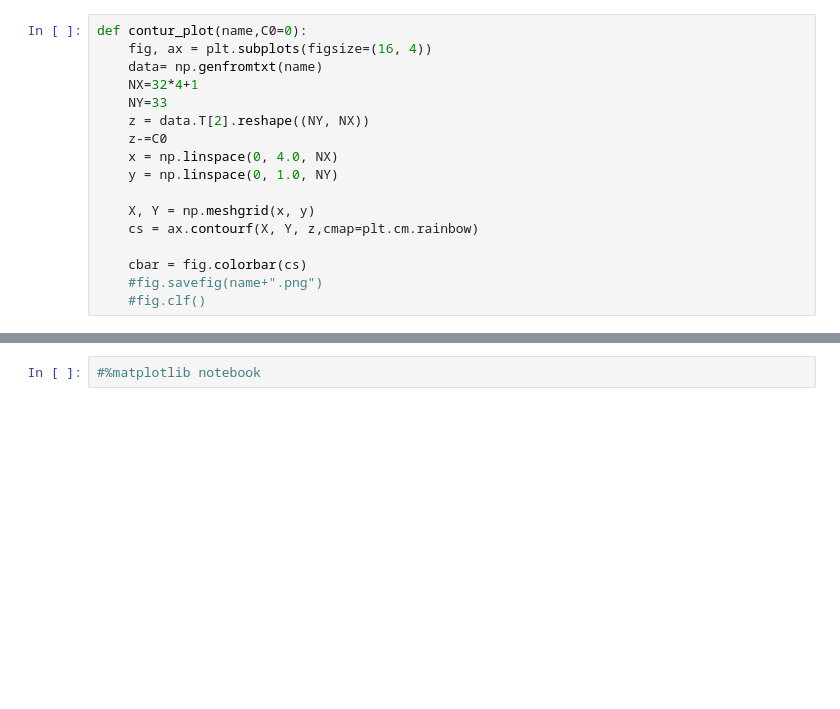
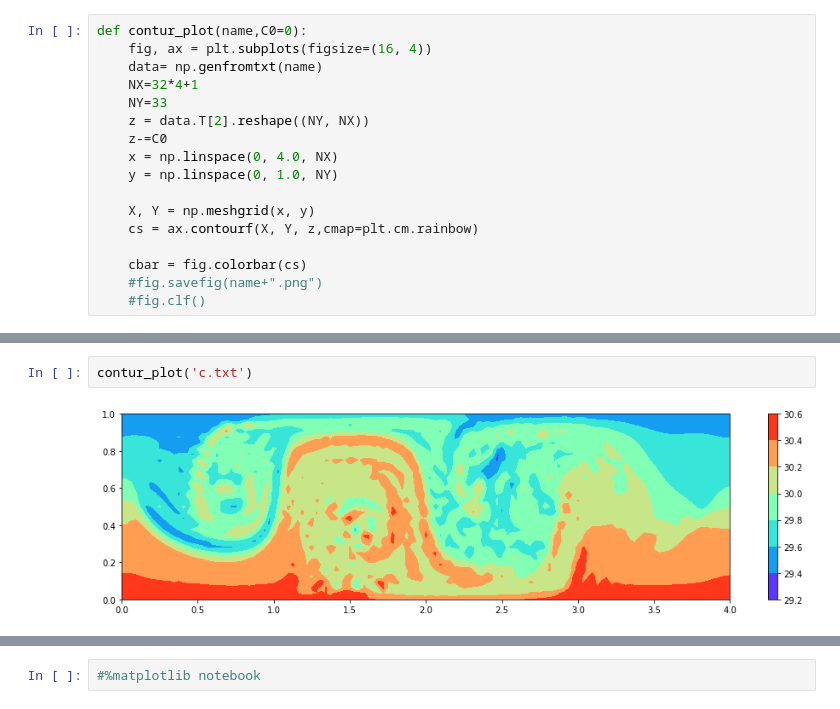
Before and after one commit to che4web/flow, a Jupyter notebook: Без названия.ipynb, the cells around one changed output, grey strips where cells are left out. Saved outputs shown, nothing was run; the diff lists cells and outputs as text; blank space fills up the shorter version.

```diff
--- a/Без названия.ipynb
+++ b/Без названия.ipynb
@@ -27,3 +31,7 @@ contur_plot('psi.txt')
+# %%
+contur_plot('c.txt')
+# %% [output]
+[figure, added]
 # %%
 ls =  [x for x in os.listdir('./res') if x.startswith('c') and x.endswith('.txt') ]
 for x in ls:
```
Also changed, not shown: parts of 5 cells of this notebook, 7 other files.
